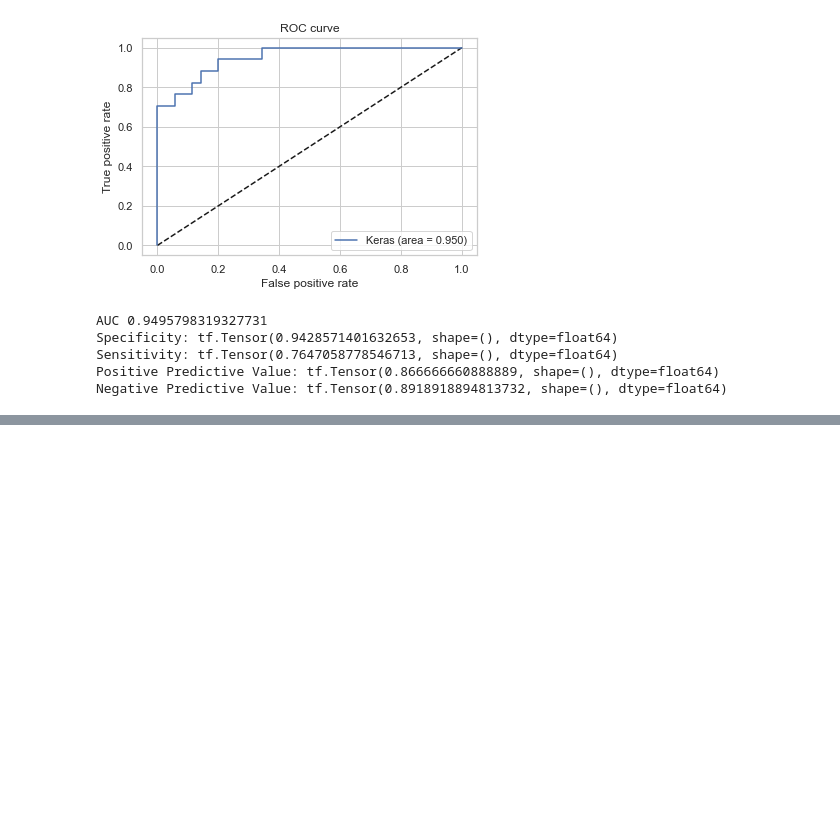
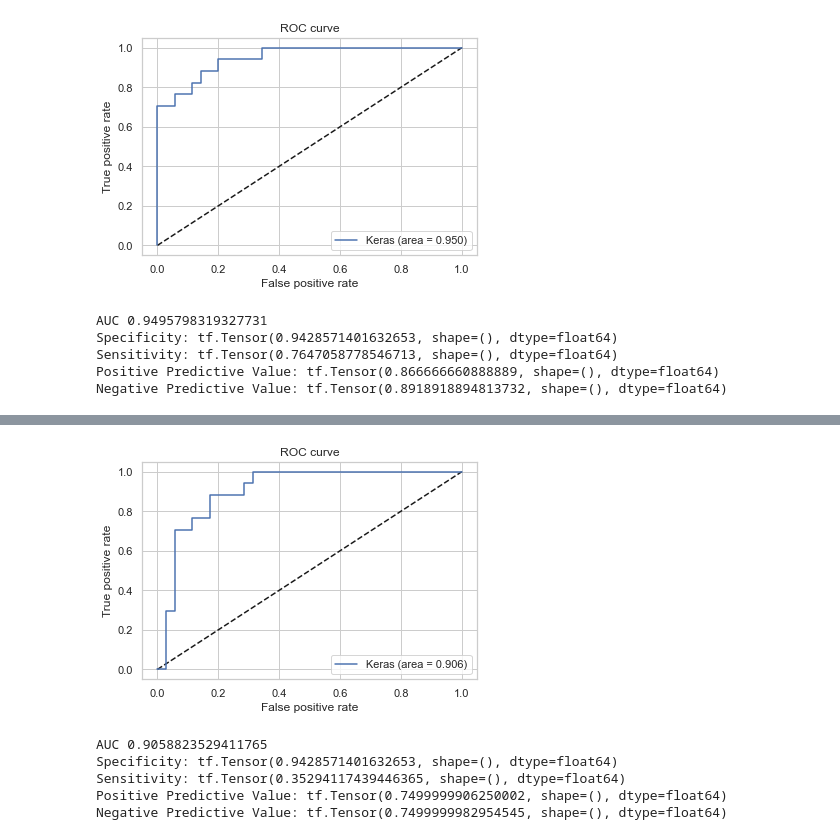
Before and after one commit to matifrancois/DeepLearning_Project2, a Jupyter notebook: Ej1/ej1.ipynb, the cells around one changed output, grey strips where cells are left out. Saved outputs shown, nothing was run; the diff lists cells and outputs as text; code cells hidden in the pictures; blank space fills up the shorter version.

```diff
--- a/Ej1/ej1.ipynb
+++ b/Ej1/ej1.ipynb
@@ -729,0 +759,10 @@ Negative Predictive Value: tf.Tensor(0.8918918894813732, shape=(), dtype=float64
+# %%
+polyPred3.plot_roc()
+polyPred3.get_metrics()
+# %% [output]
+[figure, added]
+AUC 0.9058823529411765
+Specificity: tf.Tensor(0.9428571401632653, shape=(), dtype=float64)
+Sensitivity: tf.Tensor(0.35294117439446365, shape=(), dtype=float64)
+Positive Predictive Value: tf.Tensor(0.7499999906250002, shape=(), dtype=float64)
+Negative Predictive Value: tf.Tensor(0.7499999982954545, shape=(), dtype=float64)
```
Also changed, not shown: parts of 1 cell of this notebook.
